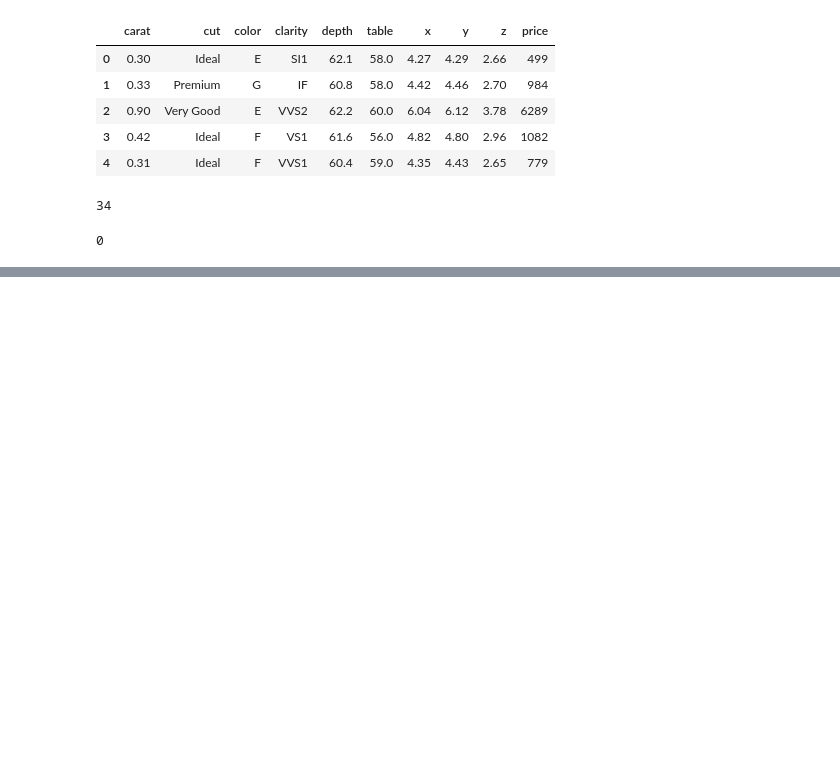
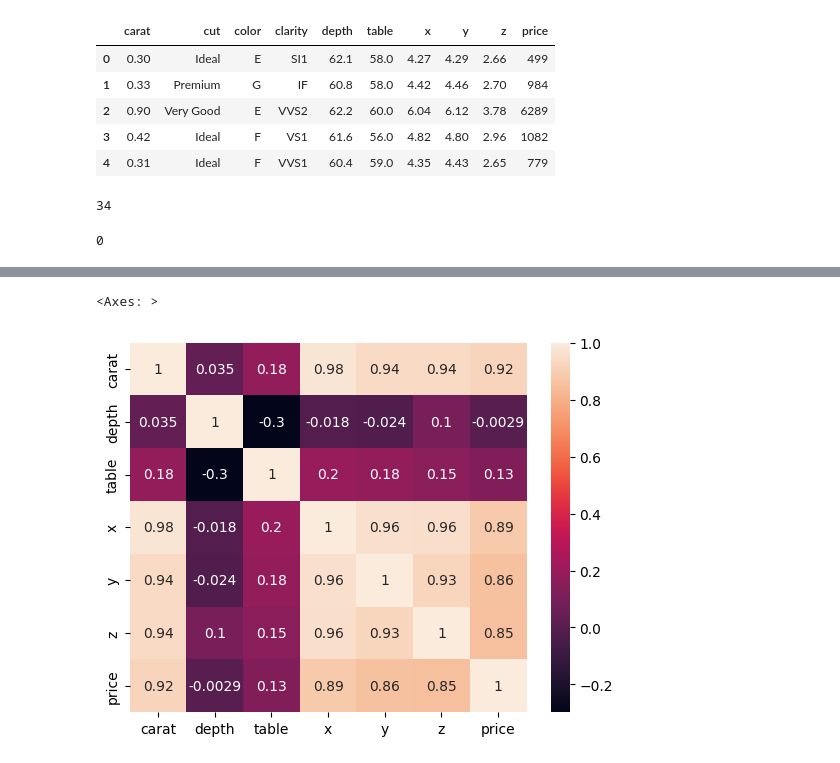
Before and after one commit to nikhilschavan/Diamond_price_prediction, a Jupyter notebook: notebooks/research.ipynb, the cells around one changed output, grey strips where cells are left out. Drawn from its saved outputs; the diff is of its cells as text; code cells hidden in the pictures; blank space fills up the shorter version.

```diff
--- a/notebooks/research.ipynb
+++ b/notebooks/research.ipynb
@@ -220,0 +241,5 @@ ModuleNotFoundError: No module named 'seaborn'
+# %%
+sns.heatmap(data[neumerical_columns].corr(),annot=True)
+# %% [output]
+<Axes: >
+[figure, added]
```
Also changed, not shown: parts of 11 cells of this notebook.
